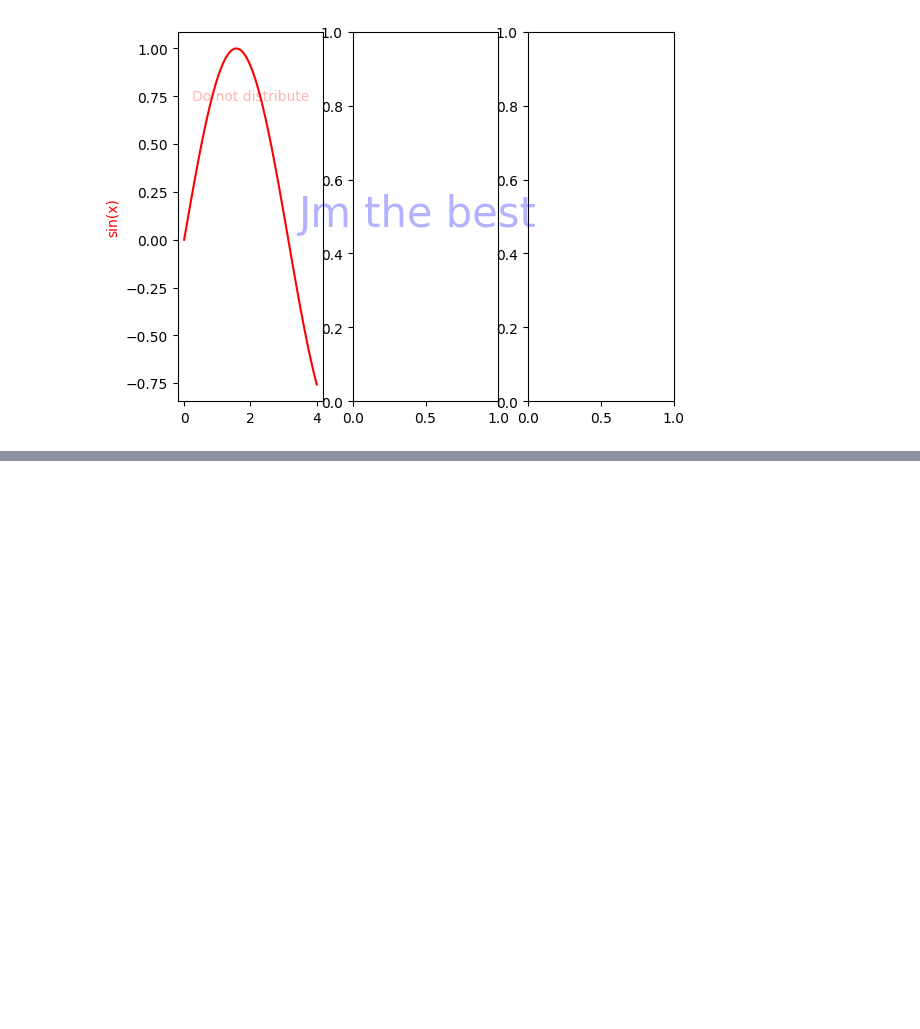
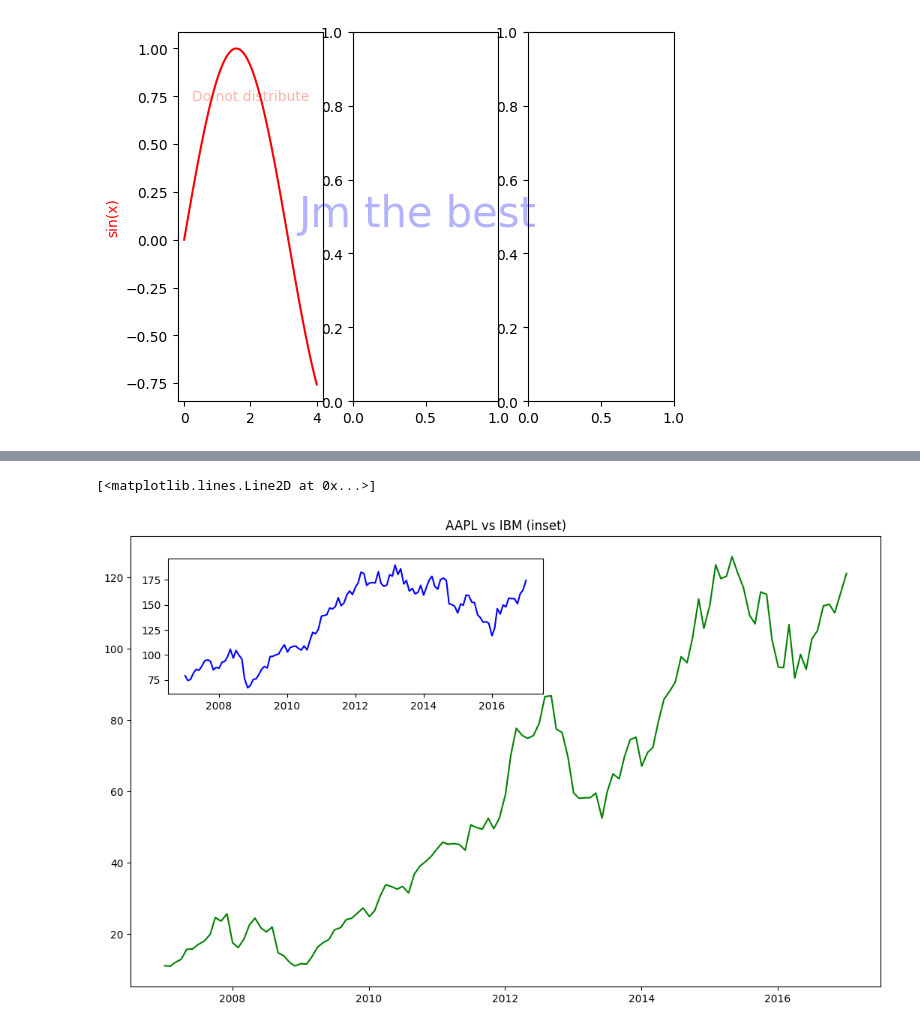
Before and after one commit to jmw-fr/Python, a Jupyter notebook: matplot/tutorial.ipynb, the cells around one changed output, grey strips where cells are left out. Cells and saved outputs as stored; diff of their text form; code cells hidden in the pictures; blank space fills up the shorter version.

Commit message:
fet(python): module1 matplotlib

```diff
--- a/matplot/tutorial.ipynb
+++ b/matplot/tutorial.ipynb
@@ -218,0 +221,13 @@ stock_data.head()
+# %%
+fig = plt.figure(figsize=(10,6))
+
+ax1 = fig.add_axes([0, 0, 1, 1])
+ax2 = fig.add_axes([0.05, 0.65, 0.5, 0.3])
+
+ax1.plot(stock_data['Date'], stock_data['AAPL'], color='g')
+ax1.set_title('AAPL vs IBM (inset)')
+
+ax2.plot(stock_data['Date'], stock_data['IBM'], color='b')
+# %% [output]
+[<matplotlib.lines.Line2D at 0x...>]
+[figure, added]
```
Also changed, not shown: parts of 2 cells of this notebook.
